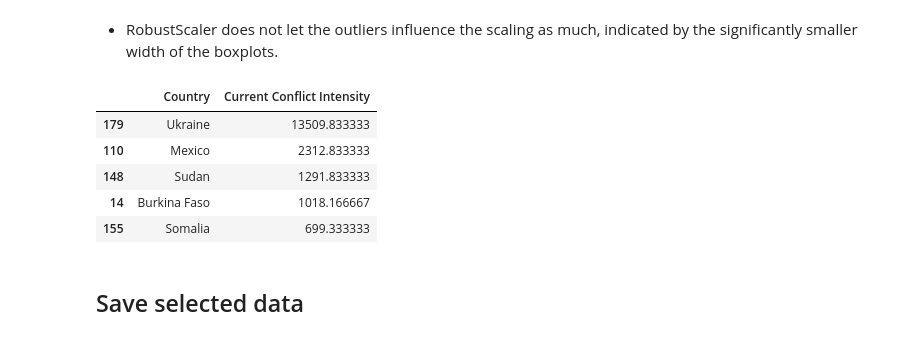
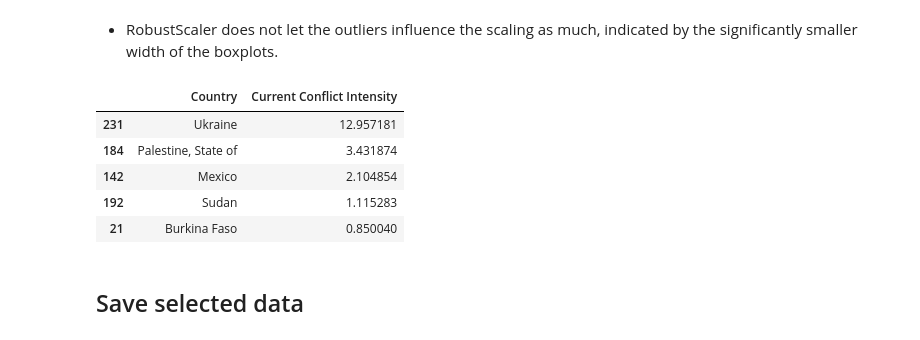
Before and after one commit to arth3mis/global-societal-endangerment-index, a Jupyter notebook: 2.2_data_selection.ipynb, the cells around one changed output. Drawn from its saved outputs; the diff is of its cells as text; code cells hidden in the pictures.

```diff
--- a/2.2_data_selection.ipynb
+++ b/2.2_data_selection.ipynb
@@ -167,11 +178,9 @@ def boxplot(df):
     plt.xlabel("Range")
     plt.ylabel("Attributes")
 
-dfc = pd.read_csv("data/processing/selected_all_data.csv")
-df = dfc.drop(columns=['Country'])
+d = df.drop(columns=['Country'])
 
 scaler = StandardScaler()
-dfs_std = pd.DataFrame(scaler.fit_transform(df), columns=df.columns)
+dfs_std = pd.DataFrame(scaler.fit_transform(d), columns=d.columns)
 
-scaler = RobustScaler()
-dfs_robust = pd.DataFrame(scaler.fit_transform(df), columns=df.columns)
+boxplot(dfs_std)
@@ -188,27 +202,27 @@ boxplot(dfs_robust)
 # %%
 def find_outliers(df, column):
     # Calculate Q1, Q3, and IQR
     Q1 = df[column].quantile(0.25)
     Q3 = df[column].quantile(0.75)
     IQR = Q3 - Q1
     # Define outlier boundaries
     lower_bound = Q1 - 1.5 * IQR
     upper_bound = Q3 + 1.5 * IQR
     # Find outliers
     outliers = df[(df[column] < lower_bound) | (df[column] > upper_bound)]
     return outliers
 
-dfsc = pd.concat([dfc['Country'], dfs], axis=1)
+dfsc = pd.concat([df['Country'], dfs_std], axis=1)
 
 # show the first 5 outliers for 'Current Conflict Intensity', which is the indicator with the furthest outliers
 find_outliers(dfsc, 'Current Conflict Intensity').sort_values('Current Conflict Intensity', ascending=False).head()[['Country', 'Current Conflict Intensity']]
 # %% [output]
 |  | Country | Current Conflict Intensity |
-| 179 | Ukraine | 13509.833333 |
-| 110 | Mexico | 2312.833333 |
-| 148 | Sudan | 1291.833333 |
-| 14 | Burkina Faso | 1018.166667 |
-| 155 | Somalia | 699.333333 |
+| 231 | Ukraine | 12.957181 |
+| 184 | Palestine, State of | 3.431874 |
+| 142 | Mexico | 2.104854 |
+| 192 | Sudan | 1.115283 |
+| 21 | Burkina Faso | 0.850040 |
 # %% [markdown]
 ## Save selected data
 # %%
```
Also changed, not shown: parts of 7 cells of this notebook, 1 other file.
